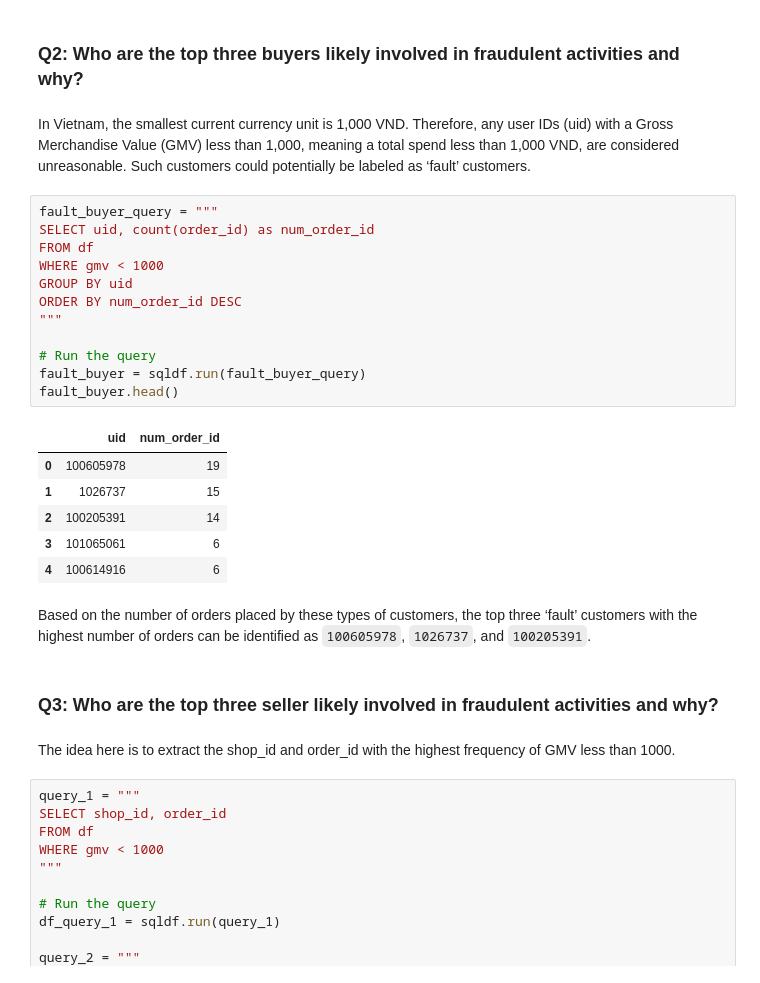
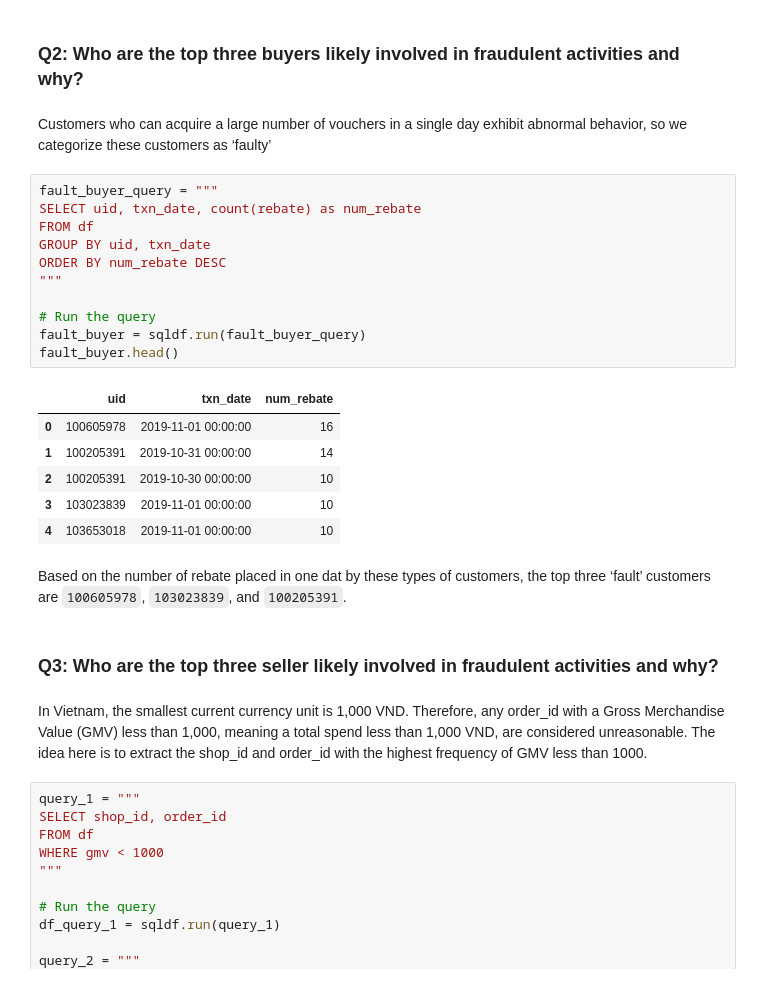
Before and after one commit to hauct/Ecom-Fault-Detect, a Jupyter notebook: fault_detect_analysis.ipynb, the cells around one changed output. Cells and saved outputs as stored; diff of their text form.

```diff
--- a/fault_detect_analysis.ipynb
+++ b/fault_detect_analysis.ipynb
@@ -69,33 +69,32 @@ plt.show()
 Based on the data set, the Gross Merchandise Value (GMV) of `70,000` has the highest number of orders placed.
 # %% [markdown]
 ### Q2: Who are the top three buyers likely involved in fraudulent activities and why?
-# %% [markdown]
-In Vietnam, the smallest current currency unit is 1,000 VND. Therefore, any user IDs (uid) with a Gross Merchandise Value (GMV) less than 1,000, meaning a total spend less than 1,000 VND, are considered unreasonable. Such customers could potentially be labeled as ‘fault’ customers.
+# %% [markdown]
+Customers who can acquire a large number of vouchers in a single day exhibit abnormal behavior, so we categorize these customers as ‘faulty’
 # %%
 fault_buyer_query = """
-SELECT uid, count(order_id) as num_order_id
+SELECT uid, txn_date, count(rebate) as num_rebate
 FROM df
-WHERE gmv < 1000
-GROUP BY uid
-ORDER BY num_order_id DESC
+GROUP BY uid, txn_date
+ORDER BY num_rebate DESC
 """
 
 # Run the query
 fault_buyer = sqldf.run(fault_buyer_query)
 fault_buyer.head()
 # %% [output]
-|  | uid | num_order_id |
-| 0 | 100605978 | 19 |
-| 1 | 1026737 | 15 |
-| 2 | 100205391 | 14 |
-| 3 | 101065061 | 6 |
-| 4 | 100614916 | 6 |
+|  | uid | txn_date | num_rebate |
+| 0 | 100605978 | 2019-11-01 00:00:00 | 16 |
+| 1 | 100205391 | 2019-10-31 00:00:00 | 14 |
+| 2 | 100205391 | 2019-10-30 00:00:00 | 10 |
+| 3 | 103023839 | 2019-11-01 00:00:00 | 10 |
+| 4 | 103653018 | 2019-11-01 00:00:00 | 10 |
 # %% [markdown]
-Based on the number of orders placed by these types of customers, the top three ‘fault’ customers with the highest number of orders can be identified as `100605978`, `1026737`, and `100205391`.
+Based on the number of rebate placed in one dat by these types of customers, the top three ‘fault’ customers are `100605978`, `103023839`, and `100205391`.
 # %% [markdown]
 ### Q3: Who are the top three seller likely involved in fraudulent activities and why?
 # %% [markdown]
-The idea here is to extract the shop_id and order_id with the highest frequency of GMV less than 1000.
+In Vietnam, the smallest current currency unit is 1,000 VND. Therefore, any order_id with a Gross Merchandise Value (GMV) less than 1,000, meaning a total spend less than 1,000 VND, are considered unreasonable. The idea here is to extract the shop_id and order_id with the highest frequency of GMV less than 1000.
 # %%
 query_1 = """
 SELECT shop_id, order_id
```
